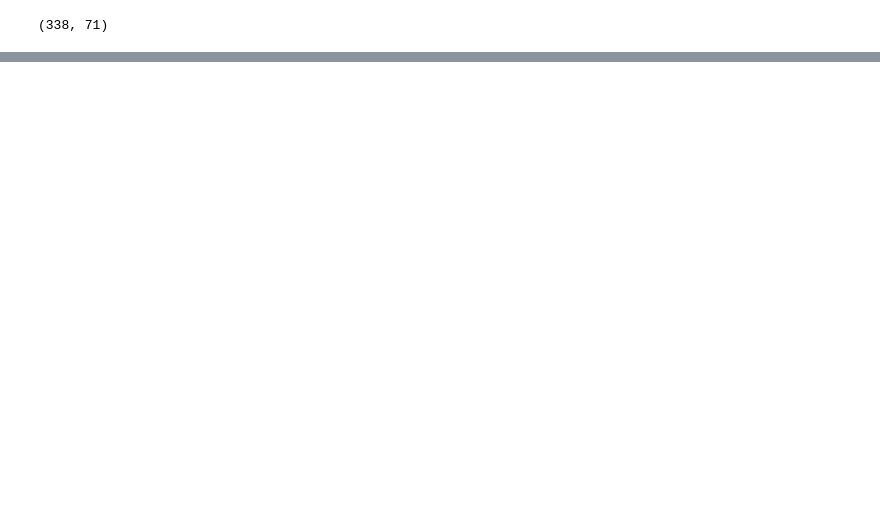
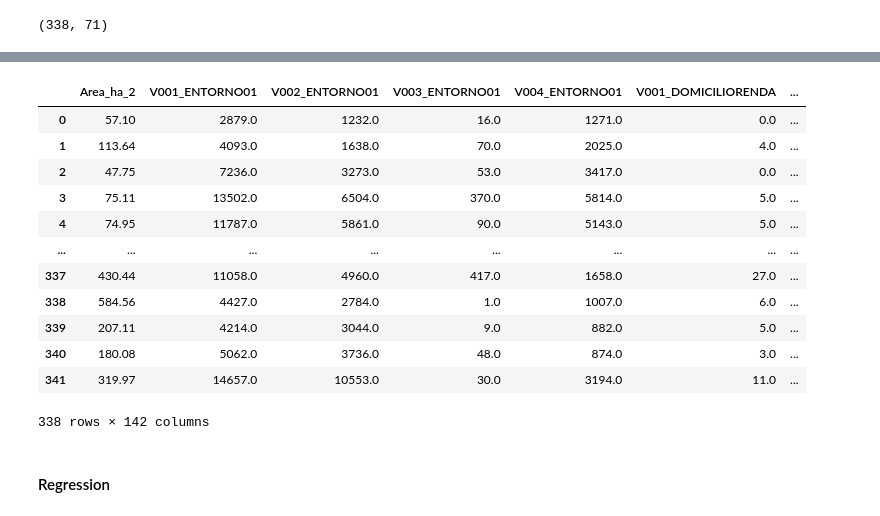
Before and after one commit to ozuromo/crime-analysis, a Jupyter notebook: NOTEBOOKS/analysis_zones.ipynb, the cells around one changed output, grey strips where cells are left out. Cells and saved outputs as stored; diff of their text form; code cells hidden in the pictures; blank space fills up the shorter version.

Commit message:
add regression with spacial lag

```diff
--- a/NOTEBOOKS/analysis_zones.ipynb
+++ b/NOTEBOOKS/analysis_zones.ipynb
@@ -424,3 +463,0 @@ Index(['NumeroZona', 'NomeZona', 'NumeroMuni', 'NomeMunici', 'NumDistrit',
-# %%
-data = data.to_crs(epsg=22523) # UTM 23S
-data.crs
@@ -442,6 +464,3 @@ Datum: Corrego Alegre 1970-72
-# %%
-data = data.drop(columns=['NumeroZona', 'NomeZona', 'NumeroMuni', 'NomeMunici', 'NumDistrit',
-       'NomeDistri', 'crimes'])
 # %%
 data = clean_data(data)
 # %% [output]
@@ -475,7 +494,7 @@ axs.set_axis_off();
 [figure]
 # %%
 gdf_lag = (
-    data.drop(columns='geometry')
+    numeric_data
     .apply(
         lambda y: weights.spatial_lag.lag_spatial(knn, y)
     )
@@ -494,0 +525,19 @@ gdf_lag.shape
+# %%
+data_lag = numeric_data.join(gdf_lag)
+data_lag
+# %% [output]
+|  | Area_ha_2 | V001_ENTORNO01 | V002_ENTORNO01 | V003_ENTORNO01 | V004_ENTORNO01 | V001_DOMICILIORENDA | ... |
+| 0 | 57.10 | 2879.0 | 1232.0 | 16.0 | 1271.0 | 0.0 | ... |
+| 1 | 113.64 | 4093.0 | 1638.0 | 70.0 | 2025.0 | 4.0 | ... |
+| 2 | 47.75 | 7236.0 | 3273.0 | 53.0 | 3417.0 | 0.0 | ... |
+| 3 | 75.11 | 13502.0 | 6504.0 | 370.0 | 5814.0 | 5.0 | ... |
+| 4 | 74.95 | 11787.0 | 5861.0 | 90.0 | 5143.0 | 5.0 | ... |
+| ... | ... | ... | ... | ... | ... | ... | ... |
+| 337 | 430.44 | 11058.0 | 4960.0 | 417.0 | 1658.0 | 27.0 | ... |
+| 338 | 584.56 | 4427.0 | 2784.0 | 1.0 | 1007.0 | 6.0 | ... |
+| 339 | 207.11 | 4214.0 | 3044.0 | 9.0 | 882.0 | 5.0 | ... |
+| 340 | 180.08 | 5062.0 | 3736.0 | 48.0 | 874.0 | 3.0 | ... |
+| 341 | 319.97 | 14657.0 | 10553.0 | 30.0 | 3194.0 | 11.0 | ... |
+338 rows × 142 columns
+# %% [markdown]
+#### Regression
```
Also changed, not shown: parts of 17 cells of this notebook, 1 other file.
